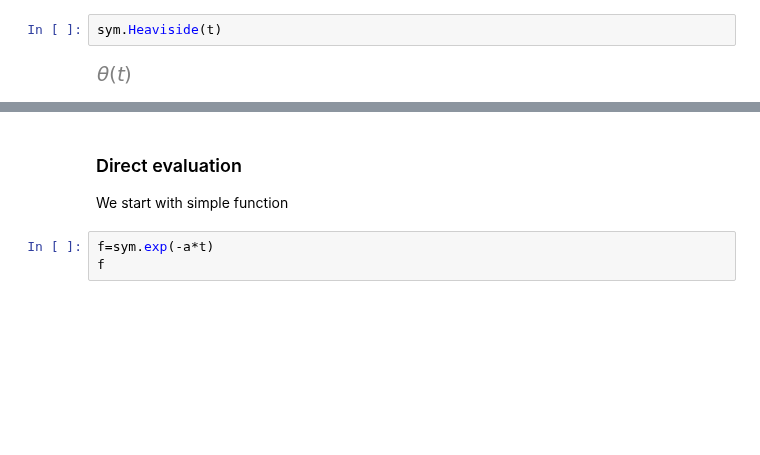
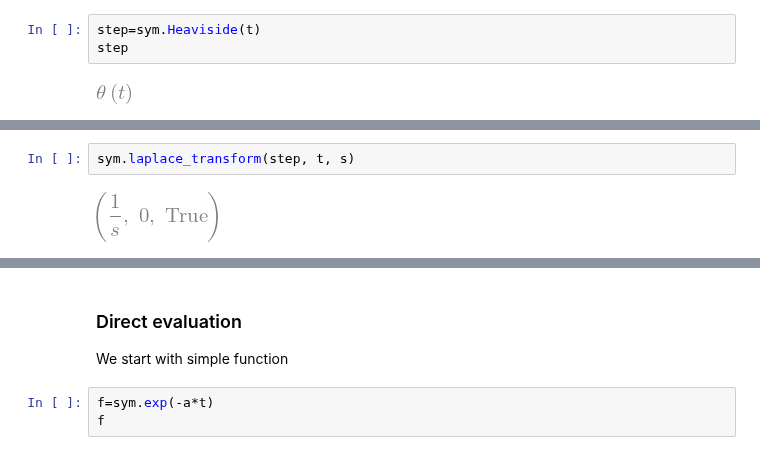
Before and after one commit to sayedul79/python-control-system, a Jupyter notebook: laplace_transform.ipynb, the cells around one changed output, grey strips where cells are left out. Cells and saved outputs as stored; diff of their text form; blank space fills up the shorter version.

Commit message:
laplace-trnsform

```diff
--- a/laplace_transform.ipynb
+++ b/laplace_transform.ipynb
@@ -35,7 +39,8 @@ a = sym.symbols('a', real=True, positive=True)
 # %% [markdown]
 The unit step function is also known as the Heaviside step function. We will see this function often in inverse laplace transforms. It is typeset as $\theta(t)$ by sympy.
 # %%
-sym.Heaviside(t)
+step=sym.Heaviside(t)
+step
 # %% [output]
 [figure]
 # %%
@@ -45 +50,5 @@ sym.plot(sym.Heaviside(t), line_color='red')
 <sympy.plotting.plot.Plot at 0x...>
+# %%
+sym.laplace_transform(step, t, s)
+# %% [output]
+[figure, added]
```
Also changed, not shown: parts of 17 cells of this notebook, 12 other files.
